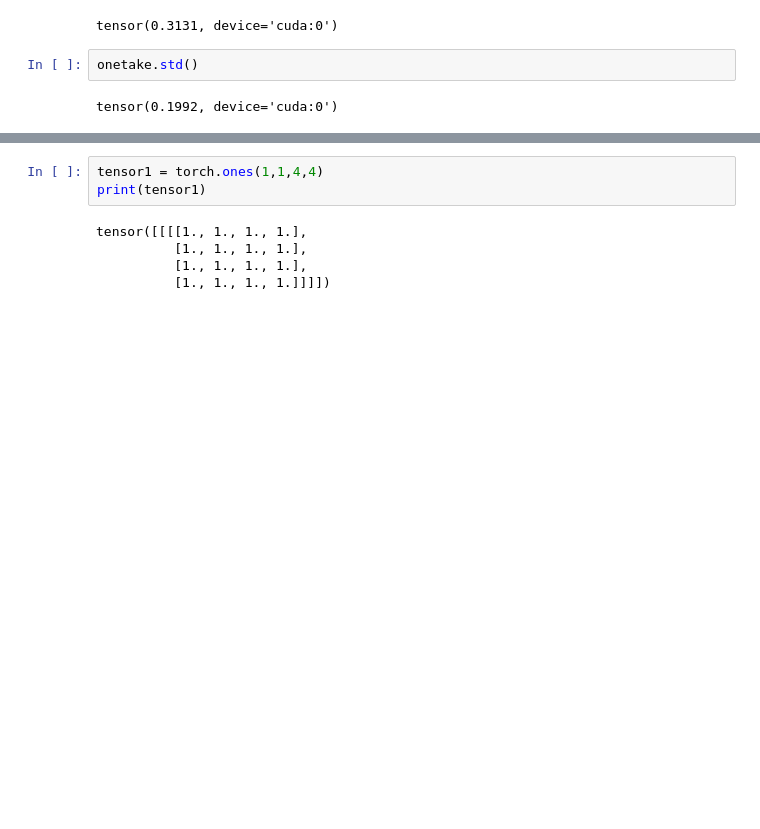
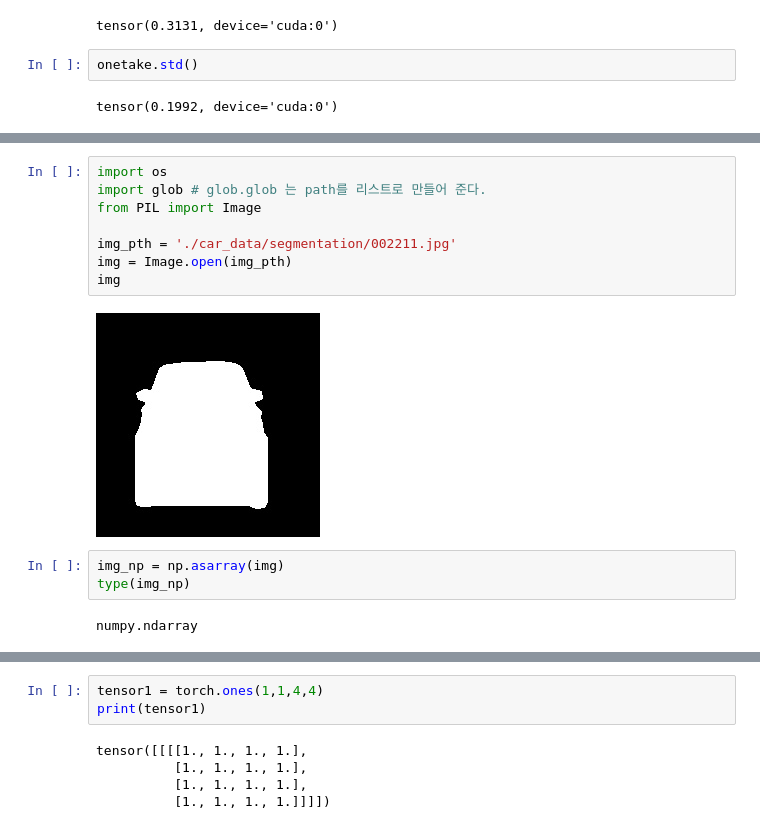
Before and after one commit to JaeYun-Moon0913/NewRepo2, a Jupyter notebook: cifar10.ipynb, the cells around one changed output, grey strips where cells are left out. Saved outputs shown, nothing was run; the diff lists cells and outputs as text; blank space fills up the shorter version.

```diff
--- a/cifar10.ipynb
+++ b/cifar10.ipynb
@@ -194,0 +272,15 @@ torch.Size([224, 224])
+# %%
+import os
+import glob # glob.glob 는 path를 리스트로 만들어 준다.
+from PIL import Image
+
+img_pth = './car_data/segmentation/002211.jpg'
+img = Image.open(img_pth)
+img
+# %% [output]
+[figure, added]
+# %%
+img_np = np.asarray(img)
+type(img_np)
+# %% [output]
+numpy.ndarray
```
Also changed, not shown: parts of 14 cells of this notebook, 2 other files.
